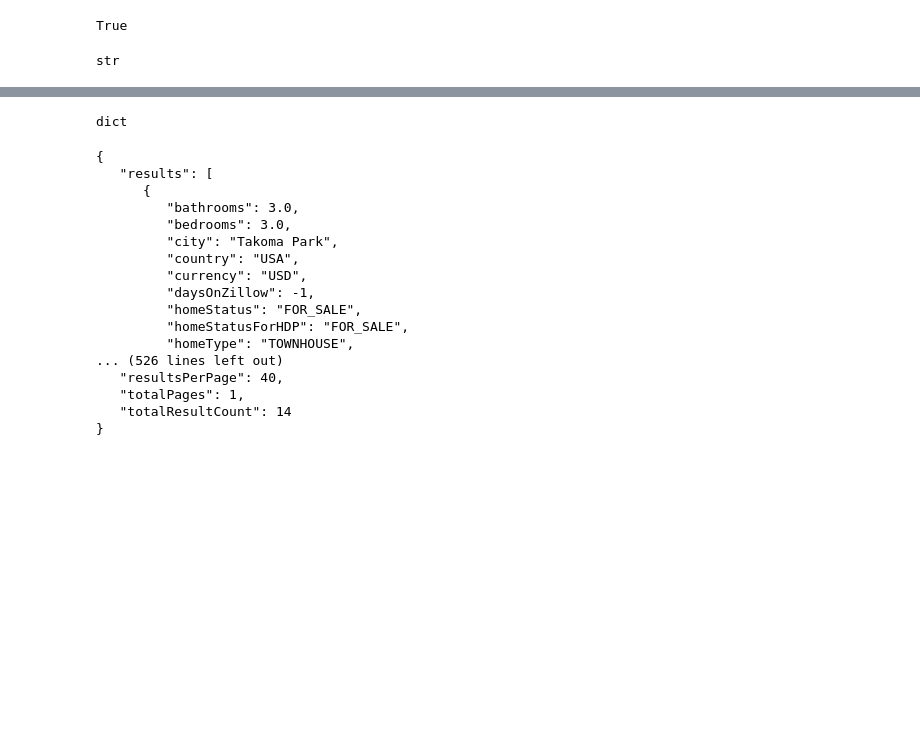
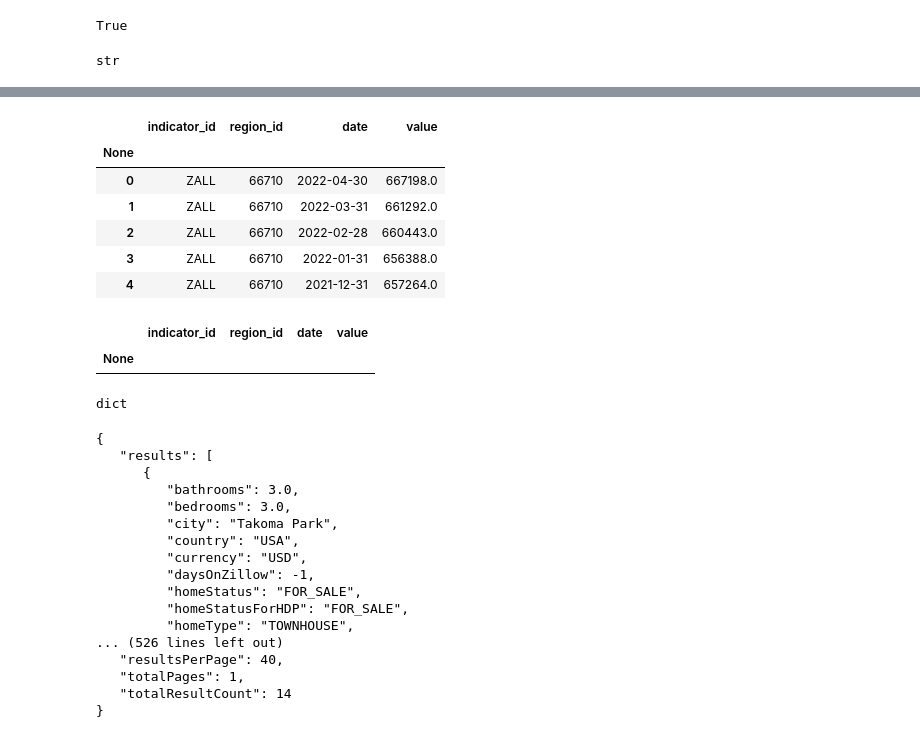
Before and after one commit to cmiskovich/Project_1, a Jupyter notebook: Takoma_Park_Housing_Market_Analysis.ipynb, the cells around one changed output, grey strips where cells are left out. Saved outputs shown, nothing was run; the diff lists cells and outputs as text; code cells hidden in the pictures; blank space fills up the shorter version.

```diff
--- a/Takoma_Park_Housing_Market_Analysis.ipynb
+++ b/Takoma_Park_Housing_Market_Analysis.ipynb
@@ -22,2 +169,21 @@ str
+# %%
+# median home price
+# ZALL = ZHVI All Homes (SFR, Condo/Co-op) Time Series ($)
+quandl.get_table('ZILLOW/DATA', indicator_id='ZALL', region_id='66710').head()
+# %% [output]
+|  | indicator_id | region_id | date | value |
+| None |  |  |  |  |
+| 0 | ZALL | 66710 | 2022-04-30 | 667198.0 |
+| 1 | ZALL | 66710 | 2022-03-31 | 661292.0 |
+| 2 | ZALL | 66710 | 2022-02-28 | 660443.0 |
+| 3 | ZALL | 66710 | 2022-01-31 | 656388.0 |
+| 4 | ZALL | 66710 | 2021-12-31 | 657264.0 |
+# %%
+# median rent price
+# RSSA = ZORI (Smoothed, Seasonally Adjusted): All Homes Plus Multifamily Time Series ($)
+quandl.get_table('ZILLOW/DATA', indicator_id='RSSA', region_id='66710').head()
+# %% [output]
+|  | indicator_id | region_id | date | value |
+| None |  |  |  |  |
 # %%
 
```
Also changed, not shown: parts of 14 cells of this notebook.
